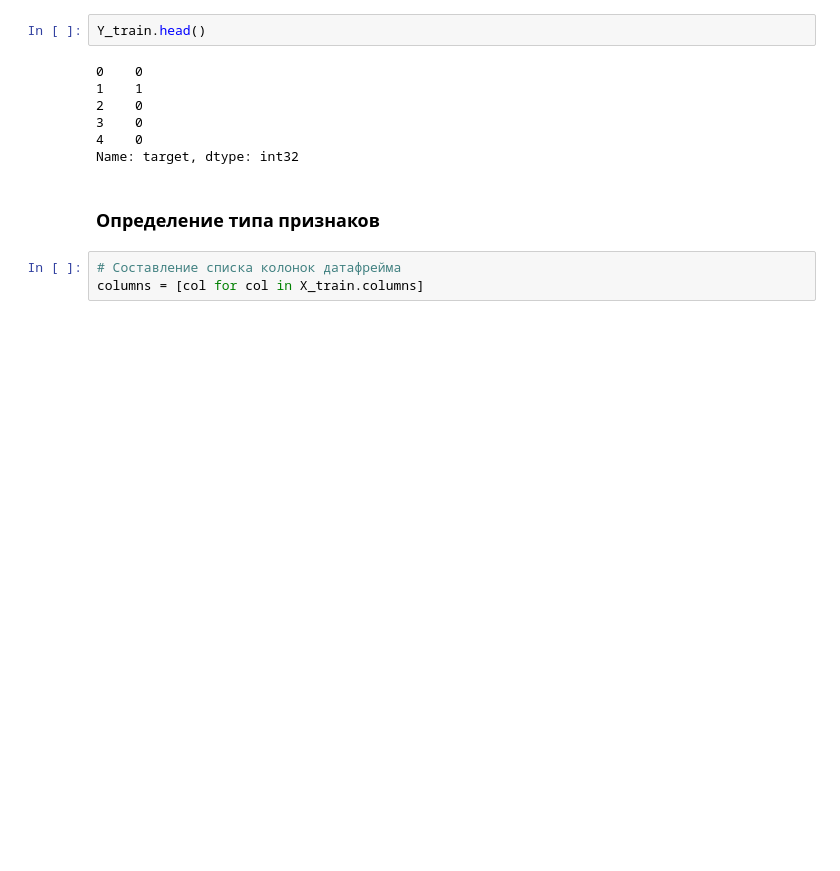
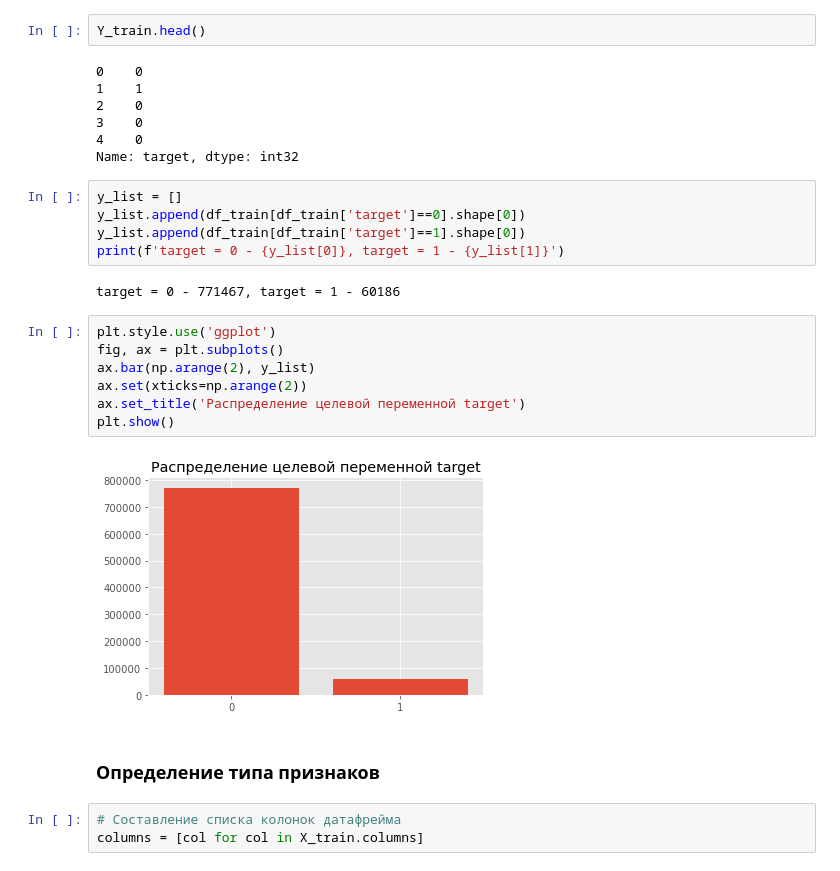
Before and after one commit to AlekseyZhilin/megafon, a Jupyter notebook: Megafon.ipynb, the cells around one changed output. Drawn from its saved outputs; the diff is of its cells as text; blank space fills up the shorter version.

```diff
--- a/Megafon.ipynb
+++ b/Megafon.ipynb
@@ -99,6 +99,22 @@ Y_train.head()
 3    0
 4    0
 Name: target, dtype: int32
+# %%
+y_list = []
+y_list.append(df_train[df_train['target']==0].shape[0])
+y_list.append(df_train[df_train['target']==1].shape[0])
+print(f'target = 0 - {y_list[0]}, target = 1 - {y_list[1]}')
+# %% [output]
+target = 0 - 771467, target = 1 - 60186
+# %%
+plt.style.use('ggplot')
+fig, ax = plt.subplots()
+ax.bar(np.arange(2), y_list)
+ax.set(xticks=np.arange(2))
+ax.set_title('Распределение целевой переменной target')
+plt.show()
+# %% [output]
+[figure, added]
 # %% [markdown]
 ### Определение типа признаков
 # %%
```
Also changed, not shown: parts of 8 cells of this notebook.
